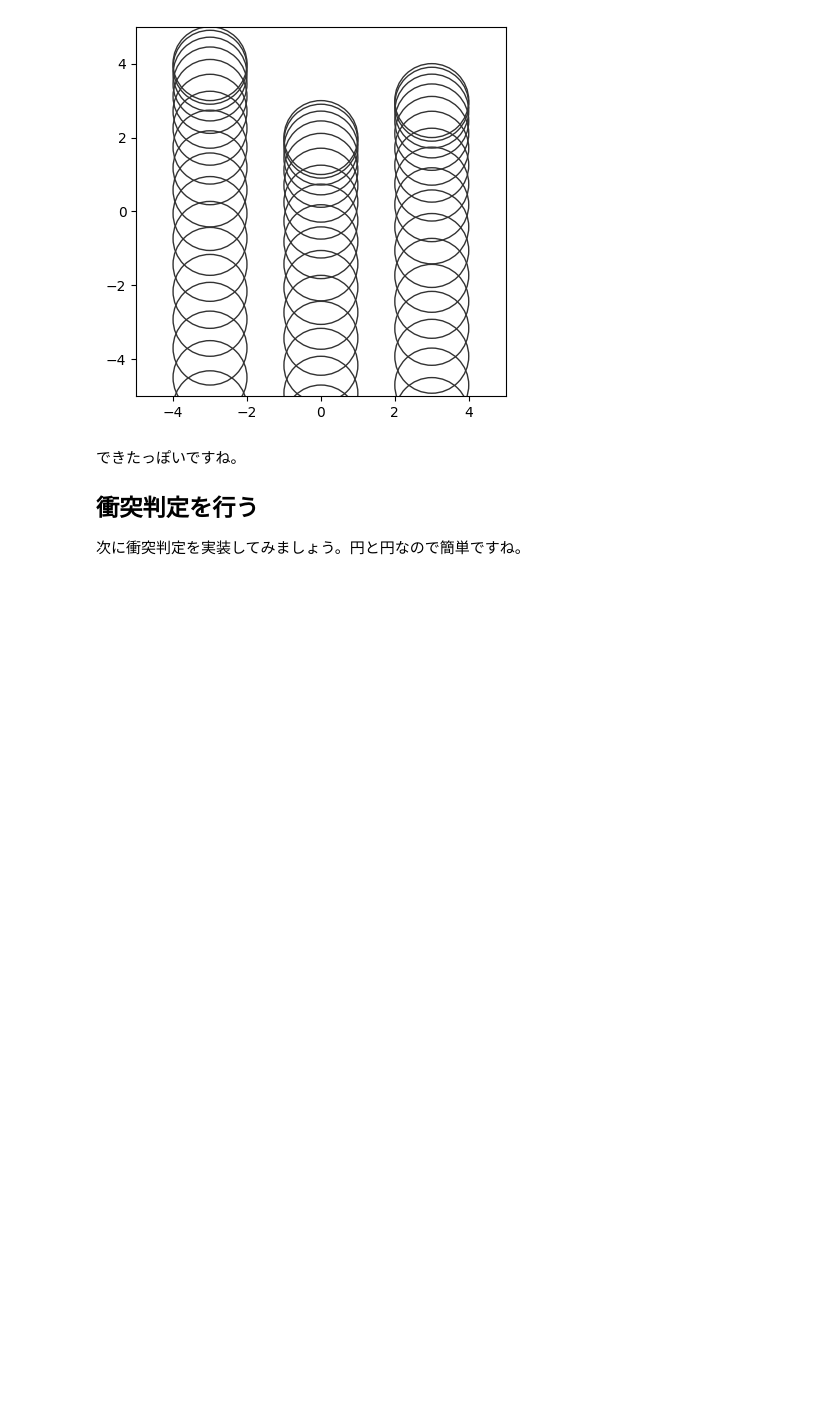
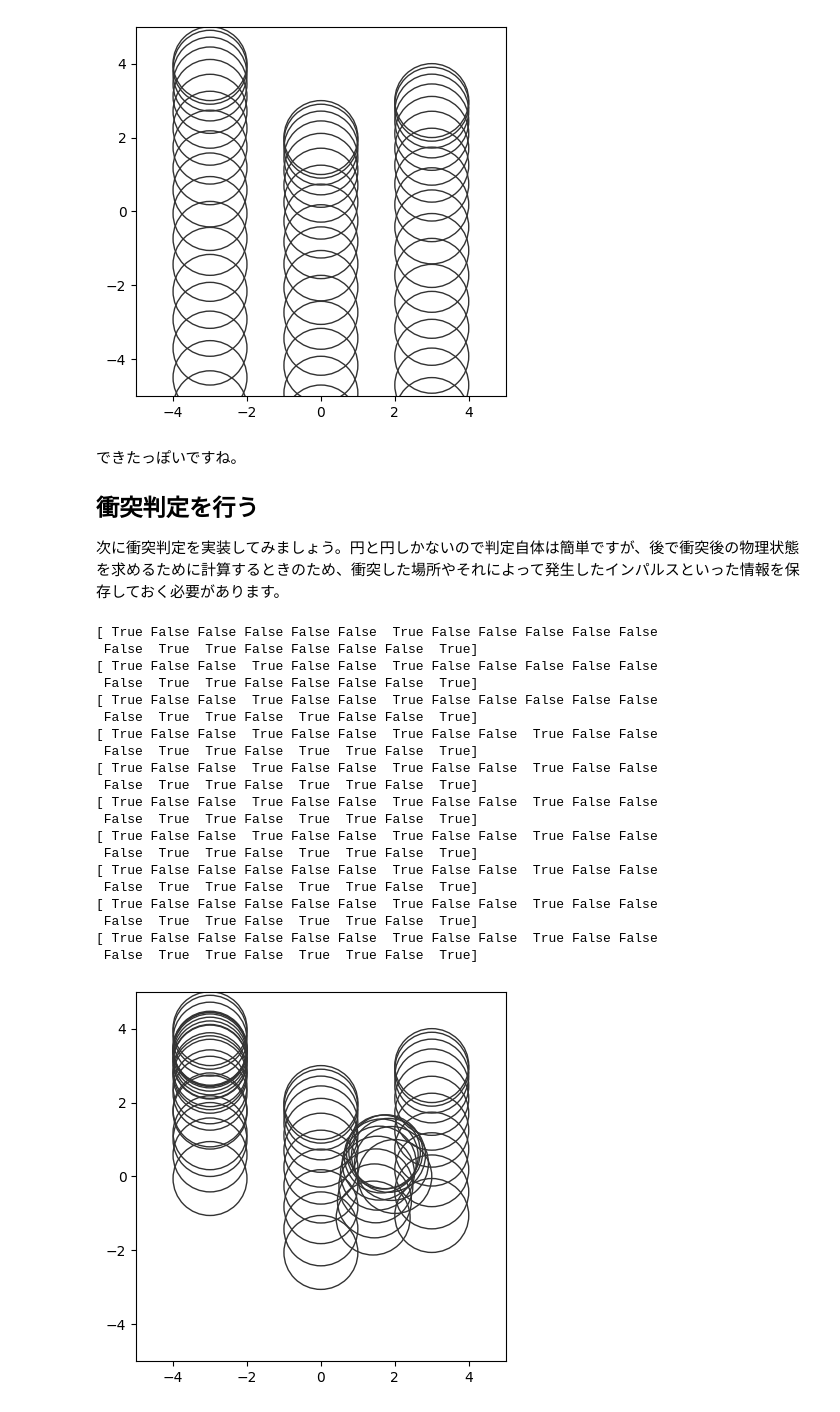
Before and after one commit to kngwyu/rlog2, a Jupyter notebook: posts/fast_2d_physics_in_jax.ipynb, the cells around one changed output. Cells and saved outputs as stored; diff of their text form; code cells hidden in the pictures; blank space fills up the shorter version.

Commit message:
Naive contact impl

```diff
--- a/posts/fast_2d_physics_in_jax.ipynb
+++ b/posts/fast_2d_physics_in_jax.ipynb
@@ -29,7 +29,6 @@ $$
 
 まず`Velocity`など、必要なものを適当に定義しておきます。剛体ですが、とりあえずこの世界には丸いものしかないことにして、`Circle`だけ定義しましょう。
 # %%
-import functools
 from typing import Any, Sequence
 
 import chex
@@ -98,6 +97,8 @@ class Circle(PyTreeOps):
     mass: jax.Array
     moment: jax.Array
     radius: jax.Array
+    elasticity: jax.Array
+    friction: jax.Array
     rgba: jax.Array
 
 
@@ -165,6 +166,8 @@ circles = Circle(
     mass=jnp.ones(3),
     radius=jnp.ones(3),
     moment=jnp.ones(3) * 0.5,
+    elasticity=jnp.ones(3),
+    friction=jnp.ones(3),
     rgba=jnp.tile(jnp.array([0.2, 0.2, 0.2, 1.0]), (3, 1)),
 )
 space = Space(dt=0.1, damping=0.9, gravity=jnp.array([0.0, -9.8]), circle=circles)
@@ -192,4 +195,4 @@ visualize_balls(ax, space.circle, positions)
 
 ## 衝突判定を行う
 
-次に衝突判定を実装してみましょう。円と円なので簡単ですね。
+次に衝突判定を実装してみましょう。円と円しかないので判定自体は簡単ですが、後で衝突後の物理状態を求めるために計算するときのため、衝突した場所やそれによって発生したインパルスといった情報を保存しておく必要があります。
@@ -195,0 +283,53 @@ visualize_balls(ax, space.circle, positions)
+# %%
+N = 5
+circles = Circle(
+    mass=jnp.ones(N),
+    radius=jnp.ones(N),
+    moment=jnp.ones(N) * 0.5,
+    elasticity=jnp.ones(N),
+    friction=jnp.ones(N),
+    rgba=jnp.tile(jnp.array([0.2, 0.2, 0.2, 1.0]), (N, 1)),
+)
+space = Space(dt=0.1, damping=0.9, gravity=jnp.array([0.0, -9.8]), circle=circles)
+p = Position(
+    angle=jnp.zeros(N),
+    xy=jnp.array([[-3, 4.0], [0.0, 2.0], [3.0, 3], [-3, 1], [2, 0]]),
+)
+v_xy = jnp.concatenate((jnp.zeros((N - 2, 2)), jnp.array([[0, 10.0], [-1.0, 5.0]])))
+v = Velocity(angle=jnp.zeros(N), xy=v_xy)
+f = Force(angle=jnp.zeros(N), xy=jnp.zeros((N, 2)))
+state = State(p=p, v=v, f=f)
+positions = [state.p]
+for i in range(10):
+    state = update_velocity(space, state)
+    state = update_position(space, state)
+    positions.append(state.p)
+    contacts = check_contacts(space, state.p)
+    print(contacts.penetration > 0)
+fig, ax = plt.subplots()
+ax.set_aspect("equal", adjustable="box")
+ax.set_xlim((-5, 5))
+ax.set_ylim((-5, 5))
+visualize_balls(ax, space.circle, positions)
+# %% [output]
+[ True False False False False False  True False False False False False
+ False  True  True False False False False  True]
+[ True False False  True False False  True False False False False False
+ False  True  True False False False False  True]
+[ True False False  True False False  True False False False False False
+ False  True  True False  True False False  True]
+[ True False False  True False False  True False False  True False False
+ False  True  True False  True  True False  True]
+[ True False False  True False False  True False False  True False False
+ False  True  True False  True  True False  True]
+[ True False False  True False False  True False False  True False False
+ False  True  True False  True  True False  True]
+[ True False False  True False False  True False False  True False False
+ False  True  True False  True  True False  True]
+[ True False False False False False  True False False  True False False
+ False  True  True False  True  True False  True]
+[ True False False False False False  True False False  True False False
+ False  True  True False  True  True False  True]
+[ True False False False False False  True False False  True False False
+ False  True  True False  True  True False  True]
+[figure, added]
```
Also changed, not shown: parts of 1 cell of this notebook.
